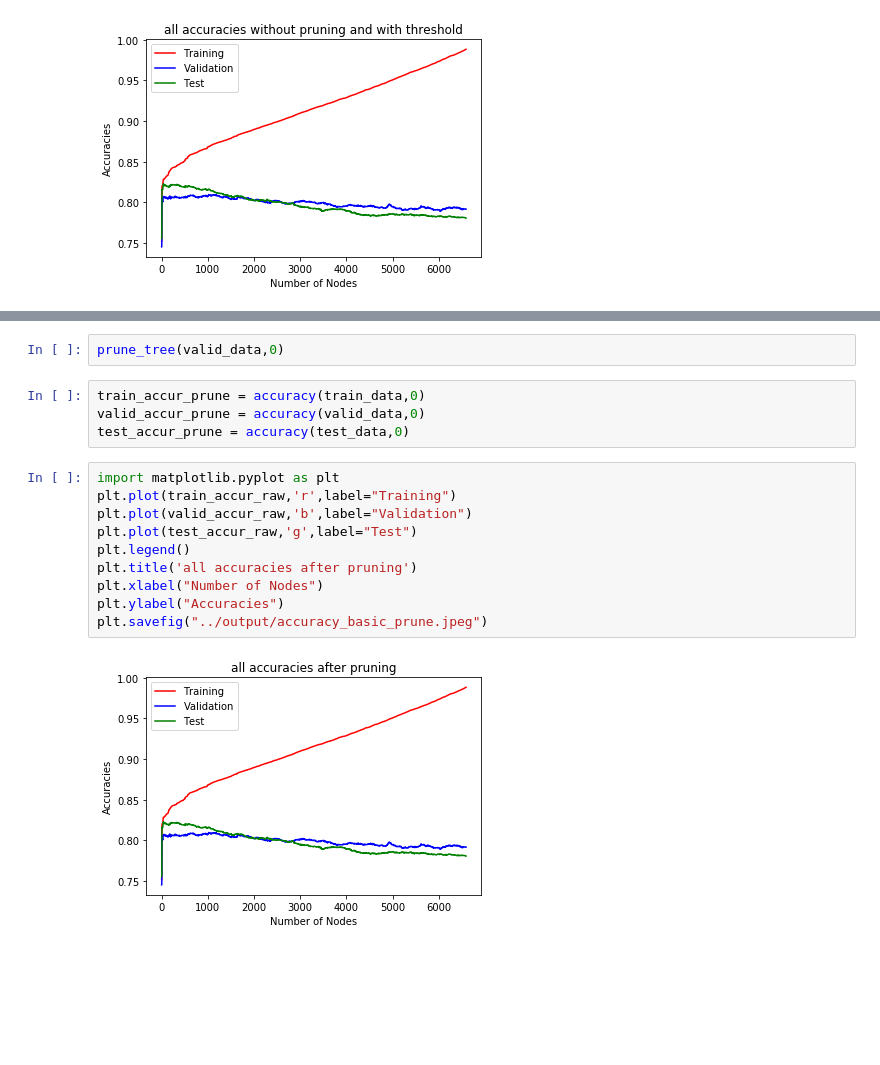
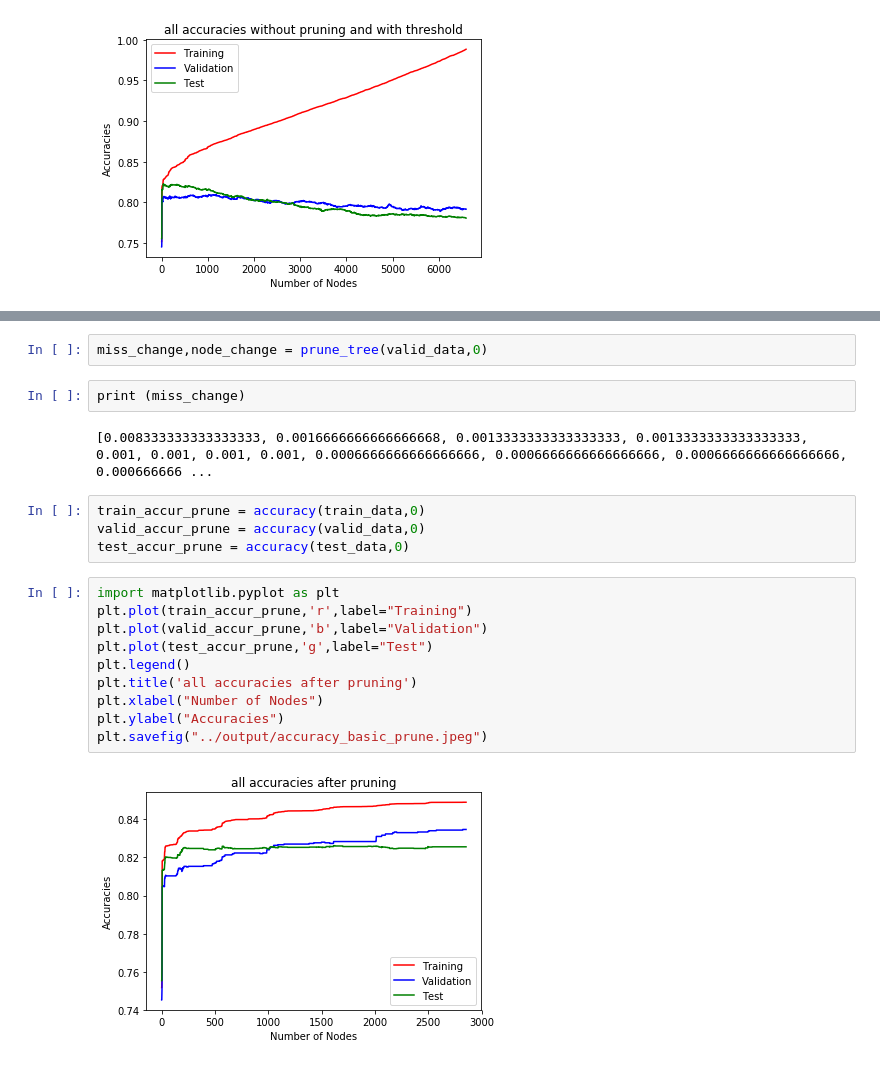
Before and after one commit to saketdingliwal/Decision-Tree, a Jupyter notebook: src/Decision_Tree.ipynb, the cells around one changed output, grey strips where cells are left out. Saved outputs shown, nothing was run; the diff lists cells and outputs as text; blank space fills up the shorter version.

```diff
--- a/src/Decision_Tree.ipynb
+++ b/src/Decision_Tree.ipynb
@@ -437,18 +463,22 @@ def prune_tree(data,raw):
 # %%
-prune_tree(valid_data,0)
+miss_change,node_change = prune_tree(valid_data,0)
+# %%
+print (miss_change)
+# %% [output]
+[0.008333333333333333, 0.0016666666666666668, 0.0013333333333333333, 0.0013333333333333333, 0.001, 0.001, 0.001, 0.001, 0.0006666666666666666, 0.0006666666666666666, 0.0006666666666666666, 0.000666666 ...
 # %%
 train_accur_prune = accuracy(train_data,0)
 valid_accur_prune = accuracy(valid_data,0)
 test_accur_prune = accuracy(test_data,0)
 # %%
 import matplotlib.pyplot as plt
-plt.plot(train_accur_raw,'r',label="Training")
-plt.plot(valid_accur_raw,'b',label="Validation")
-plt.plot(test_accur_raw,'g',label="Test")
+plt.plot(train_accur_prune,'r',label="Training")
+plt.plot(valid_accur_prune,'b',label="Validation")
+plt.plot(test_accur_prune,'g',label="Test")
 plt.legend()
 plt.title('all accuracies after pruning')
 plt.xlabel("Number of Nodes")
 plt.ylabel("Accuracies")
 plt.savefig("../output/accuracy_basic_prune.jpeg")
 # %% [output]
-[figure, old version]
+[figure, new version]
```
Also changed, not shown: parts of 4 cells of this notebook, 10 other files.
